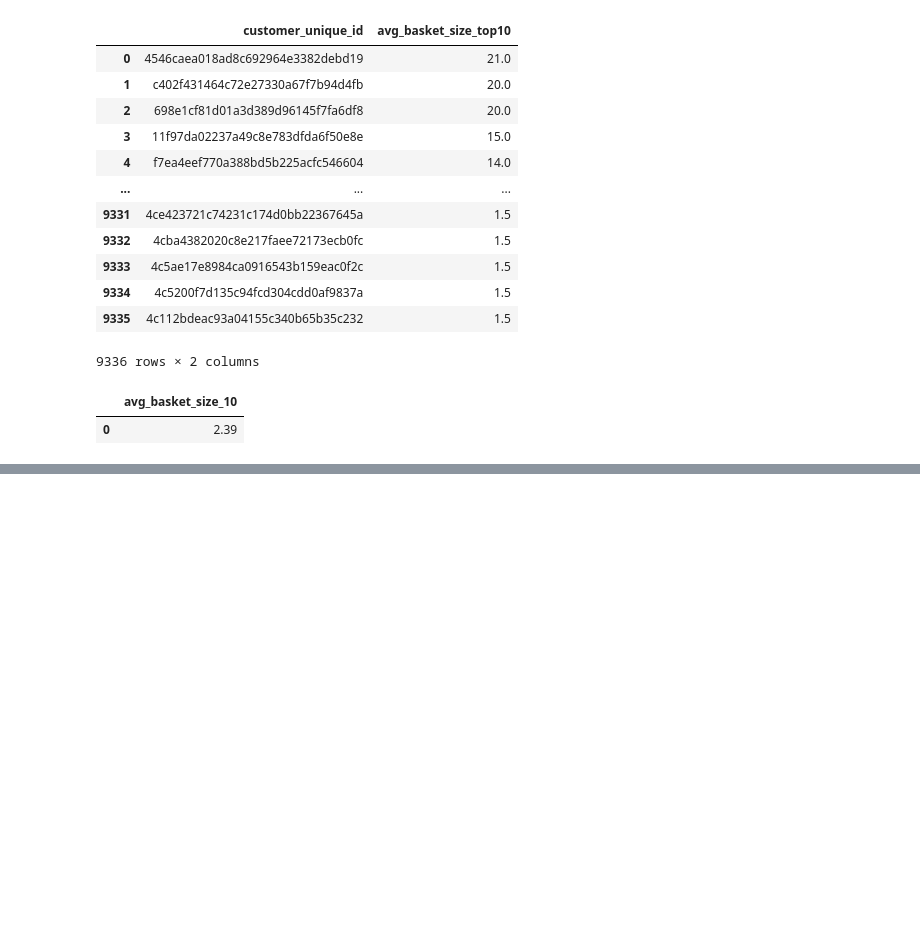
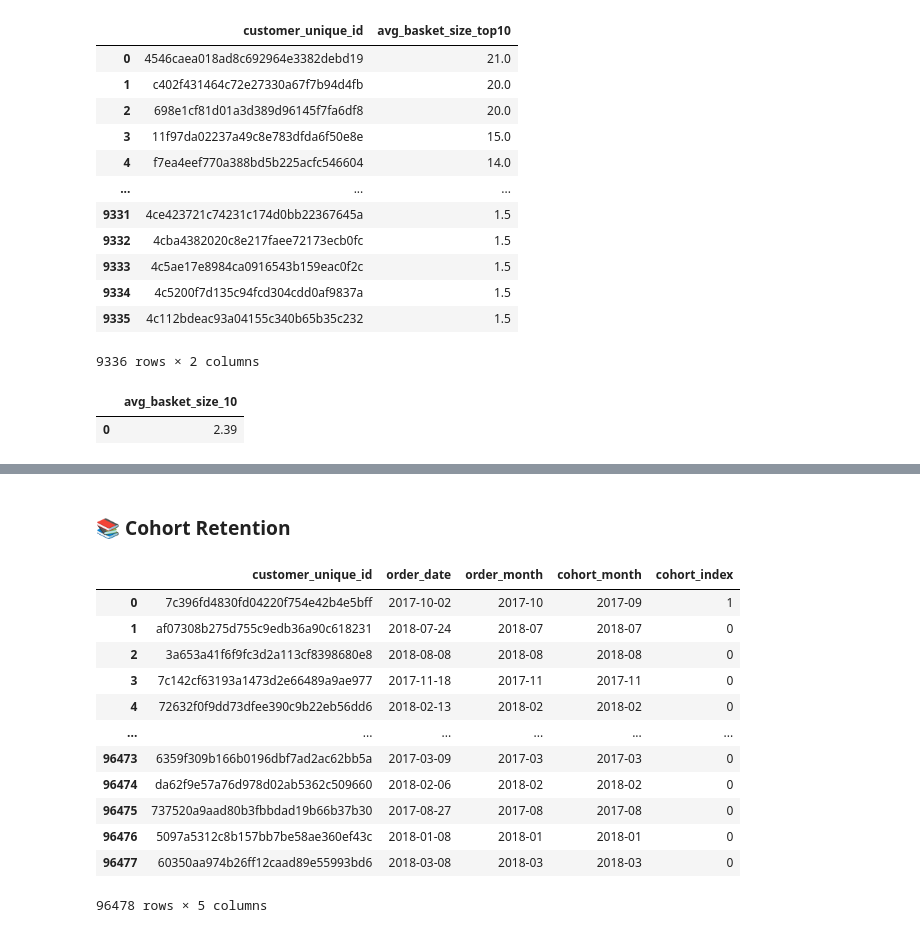
Before and after one commit to rachel-kim2255/SQL_customer_behavior_analysis, a Jupyter notebook: e_commerce_olist_rachel.ipynb, the cells around one changed output, grey strips where cells are left out. Saved outputs shown, nothing was run; the diff lists cells and outputs as text; code cells hidden in the pictures; blank space fills up the shorter version.

```diff
--- a/e_commerce_olist_rachel.ipynb
+++ b/e_commerce_olist_rachel.ipynb
@@ -709,0 +934,39 @@ basket
+# %% [markdown]
+### **📚 Cohort Retention**
+# %%
+# Cohort Retention
+
+# Order data
+query = '''
+SELECT c.customer_unique_id, DATE(o.order_purchase_timestamp) AS order_date
+FROM   customers as c JOIN orders as o ON c.customer_id = o.customer_id
+WHERE  o.order_status = 'delivered';
+'''
+
+order_data = pd.read_sql_query(query, conn)
+
+# Create Monthly columns
+order_data['order_month'] = pd.to_datetime(order_data['order_date']).dt.to_period('M')
+
+# Create Cohort month (the first purchase month for each customer)
+order_data['cohort_month'] = order_data.groupby('customer_unique_id')['order_month'].transform('min')
+
+# Create Cohort index (number of months since the cohort month)
+from operator import attrgetter
+order_data['cohort_index'] = (order_data['order_month'] - order_data['cohort_month']).apply(attrgetter('n'))
+
+order_data
+# %% [output]
+|  | customer_unique_id | order_date | order_month | cohort_month | cohort_index |
+| 0 | 7c396fd4830fd04220f754e42b4e5bff | 2017-10-02 | 2017-10 | 2017-09 | 1 |
+| 1 | af07308b275d755c9edb36a90c618231 | 2018-07-24 | 2018-07 | 2018-07 | 0 |
+| 2 | 3a653a41f6f9fc3d2a113cf8398680e8 | 2018-08-08 | 2018-08 | 2018-08 | 0 |
+| 3 | 7c142cf63193a1473d2e66489a9ae977 | 2017-11-18 | 2017-11 | 2017-11 | 0 |
+| 4 | 72632f0f9dd73dfee390c9b22eb56dd6 | 2018-02-13 | 2018-02 | 2018-02 | 0 |
+| ... | ... | ... | ... | ... | ... |
+| 96473 | 6359f309b166b0196dbf7ad2ac62bb5a | 2017-03-09 | 2017-03 | 2017-03 | 0 |
+| 96474 | da62f9e57a76d978d02ab5362c509660 | 2018-02-06 | 2018-02 | 2018-02 | 0 |
+| 96475 | 737520a9aad80b3fbbdad19b66b37b30 | 2017-08-27 | 2017-08 | 2017-08 | 0 |
+| 96476 | 5097a5312c8b157bb7be58ae360ef43c | 2018-01-08 | 2018-01 | 2018-01 | 0 |
+| 96477 | 60350aa974b26ff12caad89e55993bd6 | 2018-03-08 | 2018-03 | 2018-03 | 0 |
+96478 rows × 5 columns
```
Also changed, not shown: parts of 48 cells of this notebook.
